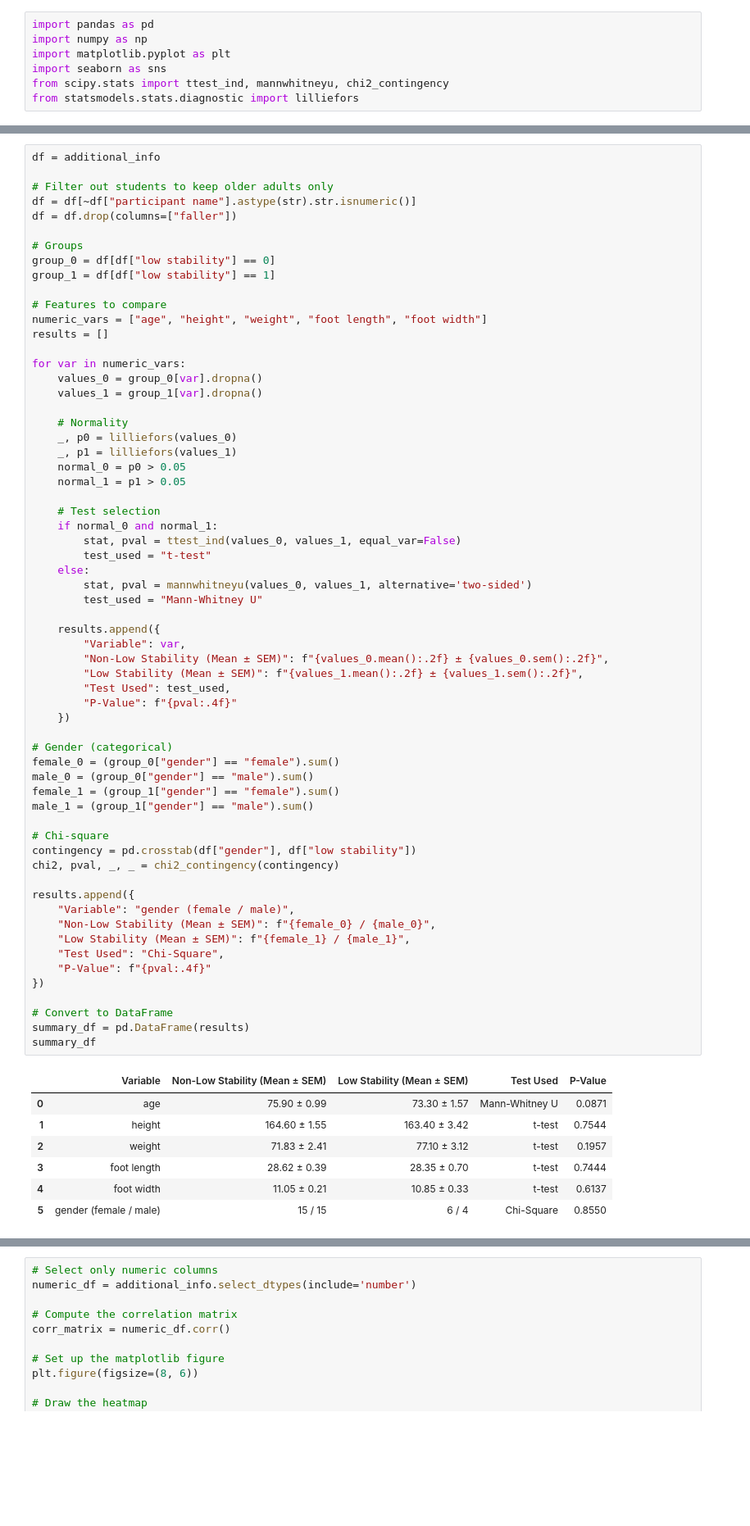
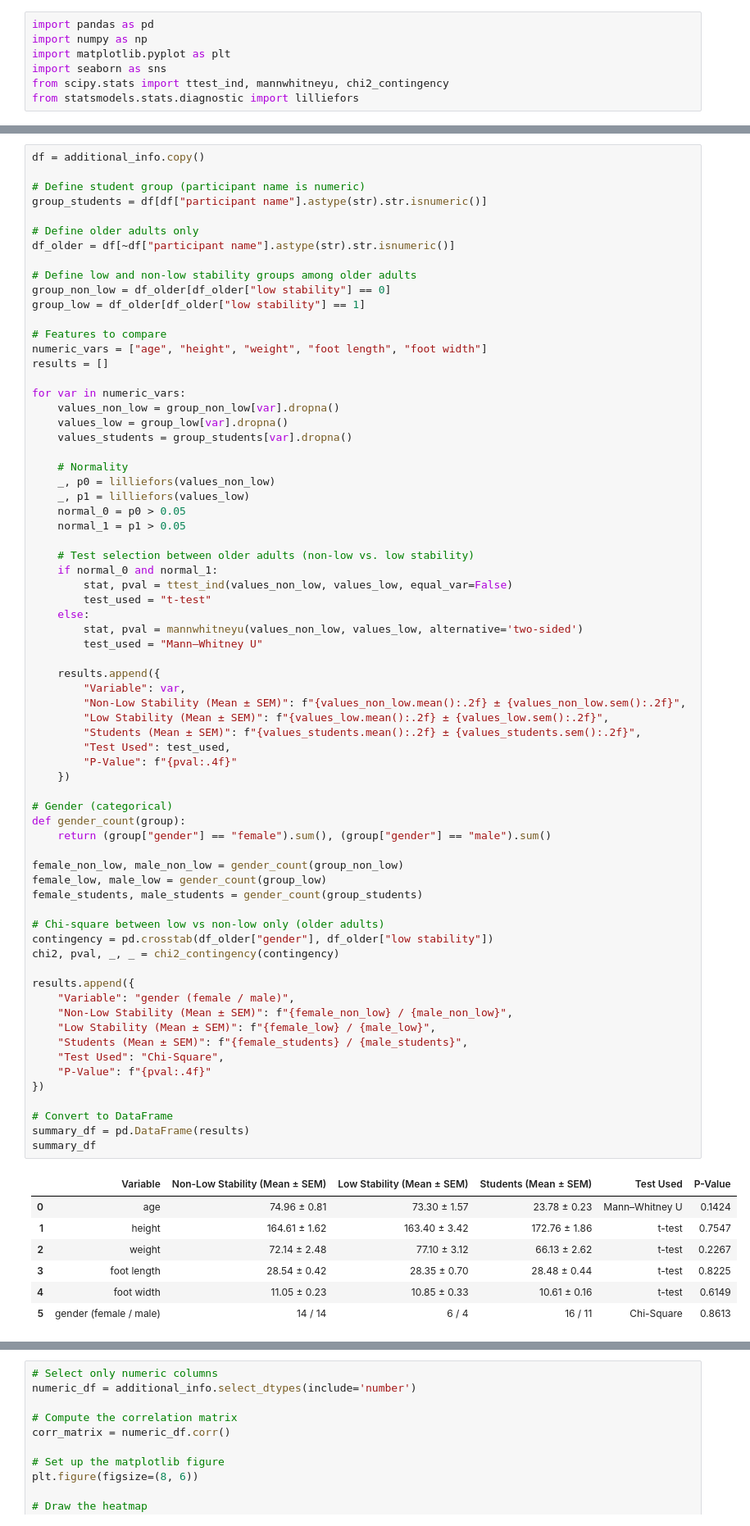
Before and after one commit to shahafgev/fall_risk_analysis, a Jupyter notebook: notebooks/additional_info_bias.ipynb, the cells around one changed output, grey strips where cells are left out. Shown at 82% size. Cells and saved outputs as stored; diff of their text form; blank space fills up the shorter version.

```diff
--- a/notebooks/additional_info_bias.ipynb
+++ b/notebooks/additional_info_bias.ipynb
@@ -26,73 +51,80 @@ additional_info.head()
 # %%
-df = additional_info
+df = additional_info.copy()
 
-# Filter out students to keep older adults only
-df = df[~df["participant name"].astype(str).str.isnumeric()]
-df = df.drop(columns=["faller"])
+# Define student group (participant name is numeric)
+group_students = df[df["participant name"].astype(str).str.isnumeric()]
 
-# Groups
-group_0 = df[df["low stability"] == 0]
-group_1 = df[df["low stability"] == 1]
+# Define older adults only
+df_older = df[~df["participant name"].astype(str).str.isnumeric()]
+
+# Define low and non-low stability groups among older adults
+group_non_low = df_older[df_older["low stability"] == 0]
+group_low = df_older[df_older["low stability"] == 1]
 
 # Features to compare
 numeric_vars = ["age", "height", "weight", "foot length", "foot width"]
 results = []
 
 for var in numeric_vars:
-    values_0 = group_0[var].dropna()
-    values_1 = group_1[var].dropna()
+    values_non_low = group_non_low[var].dropna()
+    values_low = group_low[var].dropna()
+    values_students = group_students[var].dropna()
 
     # Normality
-    _, p0 = lilliefors(values_0)
-    _, p1 = lilliefors(values_1)
+    _, p0 = lilliefors(values_non_low)
+    _, p1 = lilliefors(values_low)
     normal_0 = p0 > 0.05
     normal_1 = p1 > 0.05
 
-    # Test selection
+    # Test selection between older adults (non-low vs. low stability)
     if normal_0 and normal_1:
-        stat, pval = ttest_ind(values_0, values_1, equal_var=False)
+        stat, pval = ttest_ind(values_non_low, values_low, equal_var=False)
         test_used = "t-test"
     else:
-        stat, pval = mannwhitneyu(values_0, values_1, alternative='two-sided')
-        test_used = "Mann-Whitney U"
+        stat, pval = mannwhitneyu(values_non_low, values_low, alternative='two-sided')
+        test_used = "Mann–Whitney U"
 
     results.append({
         "Variable": var,
-        "Non-Low Stability (Mean ± SEM)": f"{values_0.mean():.2f} ± {values_0.sem():.2f}",
-        "Low Stability (Mean ± SEM)": f"{values_1.mean():.2f} ± {values_1.sem():.2f}",
+        "Non-Low Stability (Mean ± SEM)": f"{values_non_low.mean():.2f} ± {values_non_low.sem():.2f}",
+        "Low Stability (Mean ± SEM)": f"{values_low.mean():.2f} ± {values_low.sem():.2f}",
+        "Students (Mean ± SEM)": f"{values_students.mean():.2f} ± {values_students.sem():.2f}",
         "Test Used": test_used,
         "P-Value": f"{pval:.4f}"
     })
 
 # Gender (categorical)
-female_0 = (group_0["gender"] == "female").sum()
-male_0 = (group_0["gender"] == "male").sum()
-female_1 = (group_1["gender"] == "female").sum()
-male_1 = (group_1["gender"] == "male").sum()
+def gender_count(group):
+    return (group["gender"] == "female").sum(), (group["gender"] == "male").sum()
 
-# Chi-square
-contingency = pd.crosstab(df["gender"], df["low stability"])
+female_non_low, male_non_low = gender_count(group_non_low)
+female_low, male_low = gender_count(group_low)
+female_students, male_students = gender_count(group_students)
+
+# Chi-square between low vs non-low only (older adults)
+contingency = pd.crosstab(df_older["gender"], df_older["low stability"])
 chi2, pval, _, _ = chi2_contingency(contingency)
 
 results.append({
     "Variable": "gender (female / male)",
-    "Non-Low Stability (Mean ± SEM)": f"{female_0} / {male_0}",
-    "Low Stability (Mean ± SEM)": f"{female_1} / {male_1}",
+    "Non-Low Stability (Mean ± SEM)": f"{female_non_low} / {male_non_low}",
+    "Low Stability (Mean ± SEM)": f"{female_low} / {male_low}",
+    "Students (Mean ± SEM)": f"{female_students} / {male_students}",
     "Test Used": "Chi-Square",
     "P-Value": f"{pval:.4f}"
 })
 
 # Convert to DataFrame
 summary_df = pd.DataFrame(results)
 summary_df
 # %% [output]
-|  | Variable | Non-Low Stability (Mean ± SEM) | Low Stability (Mean ± SEM) | Test Used | P-Value |
-| 0 | age | 75.90 ± 0.99 | 73.30 ± 1.57 | Mann-Whitney U | 0.0871 |
-| 1 | height | 164.60 ± 1.55 | 163.40 ± 3.42 | t-test | 0.7544 |
-| 2 | weight | 71.83 ± 2.41 | 77.10 ± 3.12 | t-test | 0.1957 |
-| 3 | foot length | 28.62 ± 0.39 | 28.35 ± 0.70 | t-test | 0.7444 |
-| 4 | foot width | 11.05 ± 0.21 | 10.85 ± 0.33 | t-test | 0.6137 |
-| 5 | gender (female / male) | 15 / 15 | 6 / 4 | Chi-Square | 0.8550 |
+|  | Variable | Non-Low Stability (Mean ± SEM) | Low Stability (Mean ± SEM) | Students (Mean ± SEM) | Test Used | P-Value |
+| 0 | age | 74.96 ± 0.81 | 73.30 ± 1.57 | 23.78 ± 0.23 | Mann–Whitney U | 0.1424 |
+| 1 | height | 164.61 ± 1.62 | 163.40 ± 3.42 | 172.76 ± 1.86 | t-test | 0.7547 |
+| 2 | weight | 72.14 ± 2.48 | 77.10 ± 3.12 | 66.13 ± 2.62 | t-test | 0.2267 |
+| 3 | foot length | 28.54 ± 0.42 | 28.35 ± 0.70 | 28.48 ± 0.44 | t-test | 0.8225 |
+| 4 | foot width | 11.05 ± 0.23 | 10.85 ± 0.33 | 10.61 ± 0.16 | t-test | 0.6149 |
+| 5 | gender (female / male) | 14 / 14 | 6 / 4 | 16 / 11 | Chi-Square | 0.8613 |
 # %%
 df = additional_info
 
```
Also changed, not shown: parts of 4 cells of this notebook, 16 other files.
